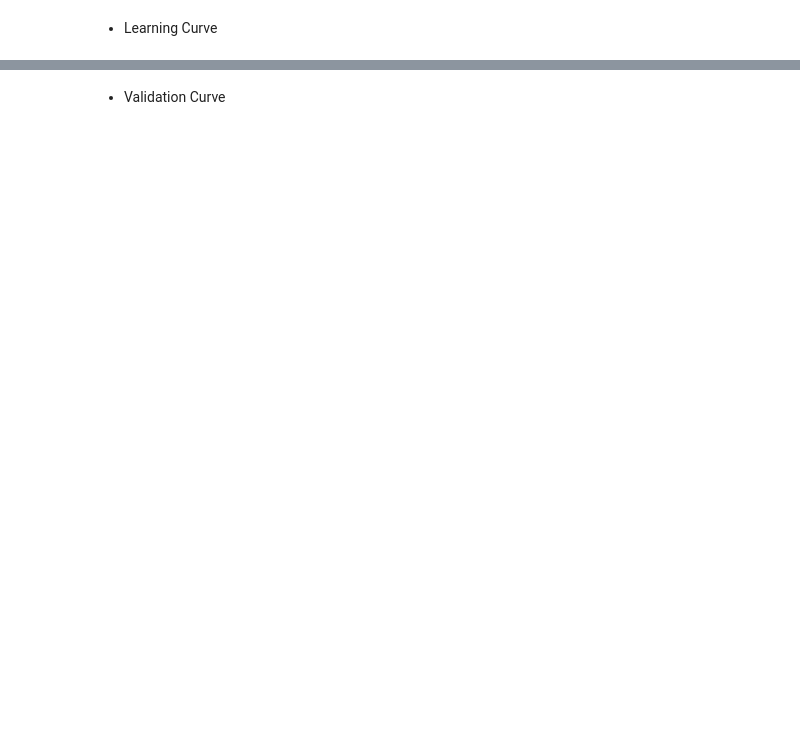
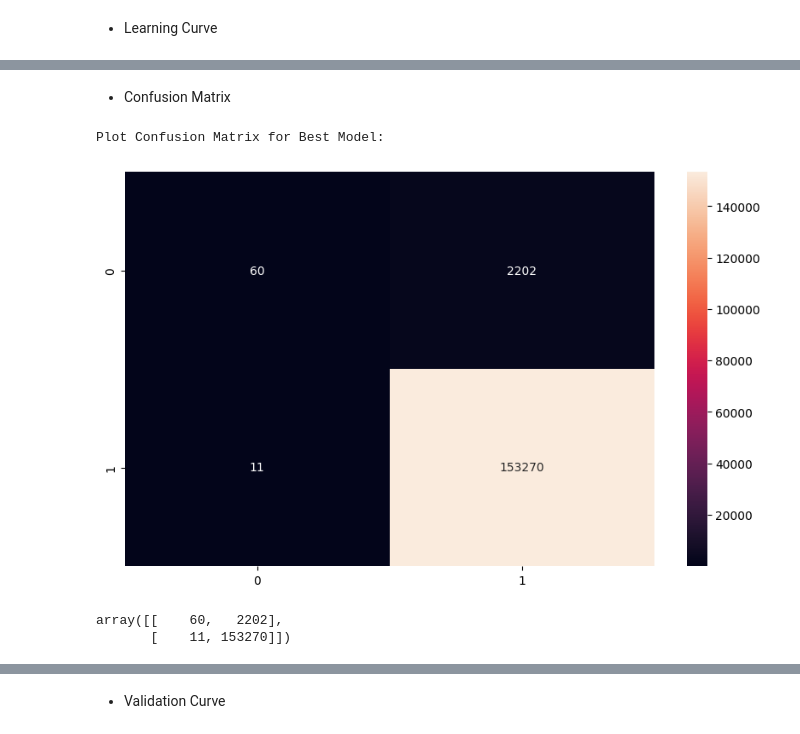
Before and after one commit to hasantahabagci/Credit-Card-Approval-Prediction, a Jupyter notebook: model.ipynb, the cells around one changed output, grey strips where cells are left out. Cells and saved outputs as stored; diff of their text form; code cells hidden in the pictures; blank space fills up the shorter version.

```diff
--- a/model.ipynb
+++ b/model.ipynb
@@ -476,0 +783,5 @@ plotlearningcurve(lr_wo_month_bal, X_train_wo_month_bal, y_train_wo_month_bal)
+# %%
+# From grid search best model should be XGBoost with parameters {'learning_rate': 0.1, 'n_estimators': 100}
+xgb_best = XGBClassifier(learning_rate=0.1, n_estimators=100)
+xgb_best.fit(X_train, y_train)
+xgb_best_pred = xgb_best.predict(X_test)
@@ -476,0 +802,10 @@ plotlearningcurve(lr_wo_month_bal, X_train_wo_month_bal, y_train_wo_month_bal)
+# %% [markdown]
+- Confusion Matrix
+# %%
+print("Plot Confusion Matrix for Best Model:\n")
+confusionmatrix(y_test, xgb_best_pred)
+# %% [output]
+Plot Confusion Matrix for Best Model:
+[figure, added]
+array([[    60,   2202],
+       [    11, 153270]])
```
Also changed, not shown: parts of 57 cells of this notebook.
